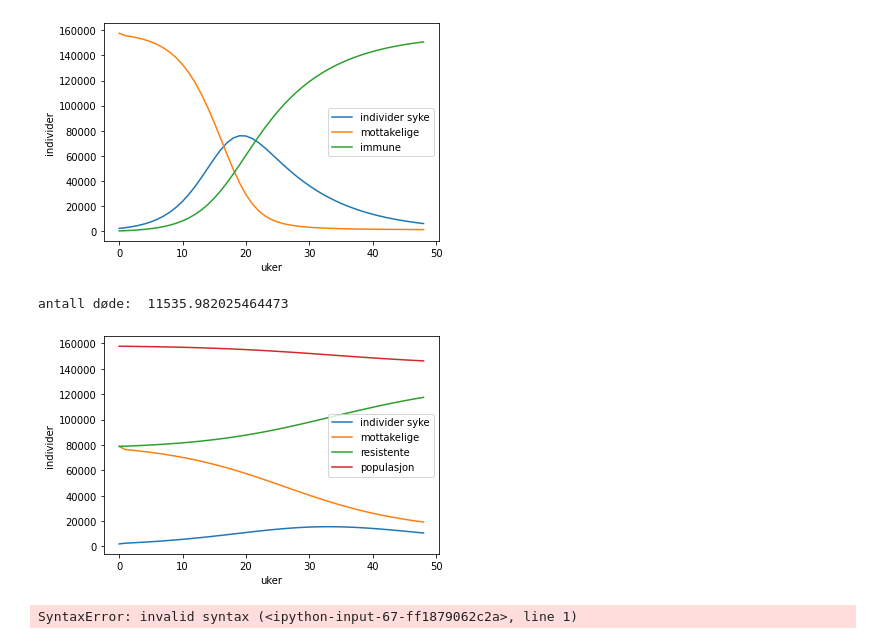
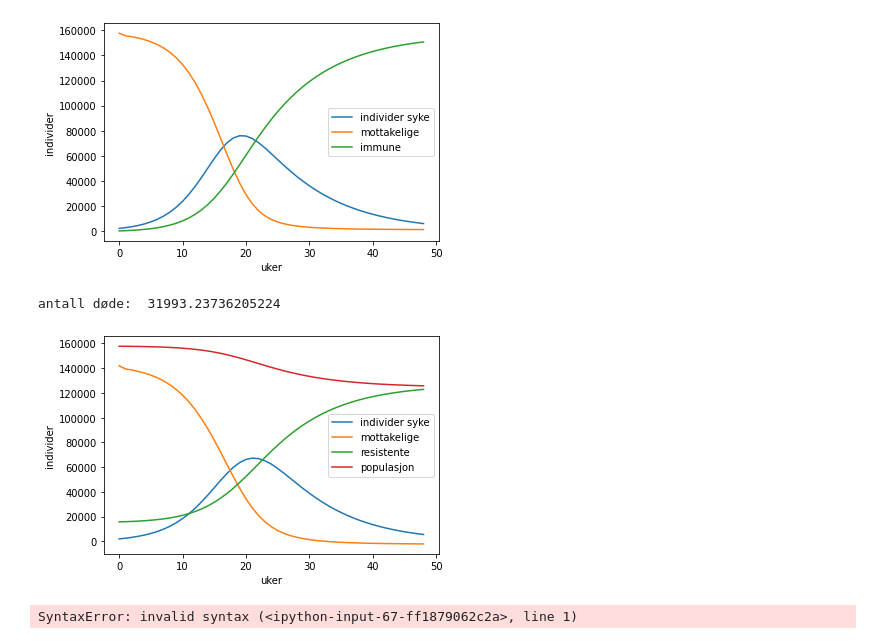
Before and after one commit to mattiastofte/promod, a Jupyter notebook: modellering/oppgaver.ipynb, the cells around one changed output. Cells and saved outputs as stored; diff of their text form; code cells hidden in the pictures.

```diff
--- a/modellering/oppgaver.ipynb
+++ b/modellering/oppgaver.ipynb
@@ -80,38 +80,38 @@ plt.legend()
 # %%
 # rater
 a = 0.4 # for antall som blir syke
 b = 0.1 # antall som blir friske
 d = 0.023 # antall som dør av sykdommen
-vaksine_effektivitet = 0.5
+vaksine_effektivitet = 0.1
 uker = 48
 
 I = [2000]
 t = [0] # motakkelige
 P = [157759]
 R = [P[0]*vaksine_effektivitet]
 M = [157756-P[0]*vaksine_effektivitet]
 S = [(P[0]-I[0])/P[0]]
 
 for count in range(0,uker):
     I.append(I[count]+(a*I[count]*S[count])-b*I[count]) # oppdater, syke
     S.append(M[count]/P[count]) # rate med hensyn på "smittbare"
     R.append(R[count]+(b-d)*I[count]) # resistente
     M.append(P[count]-I[count+1]-R[count]) # mottakelige
     P.append(P[count]-d*I[count])
     t.append(count+1)
-plt.plot(t,I,label="individer syke")
-plt.plot(t,M,label="mottakelige")
-plt.plot(t,R,label="resistente")
-plt.plot(t,P,label="populasjon")
-plt.xlabel("uker")
-plt.ylabel("individer")
-plt.legend()
+plot(t,I,label="individer syke")
+plot(t,M,label="mottakelige")
+plot(t,R,label="resistente")
+plot(t,P,label="populasjon")
+xlabel("uker")
+ylabel("individer")
+legend()
 print("antall døde: ",P[0]-P[-1])
 
 # Konklusjon: vaksine = good
 # %% [output]
-antall døde:  11535.982025464473
+antall døde:  31993.23736205224
-[figure, old version]
+[figure, new version]
 # %%
 from numpy as np
 data = np.loadtxt('influensa.txt',skiprows=2,delimiter=",")
```
Also changed, not shown: parts of 1 cell of this notebook, 10 other files.
